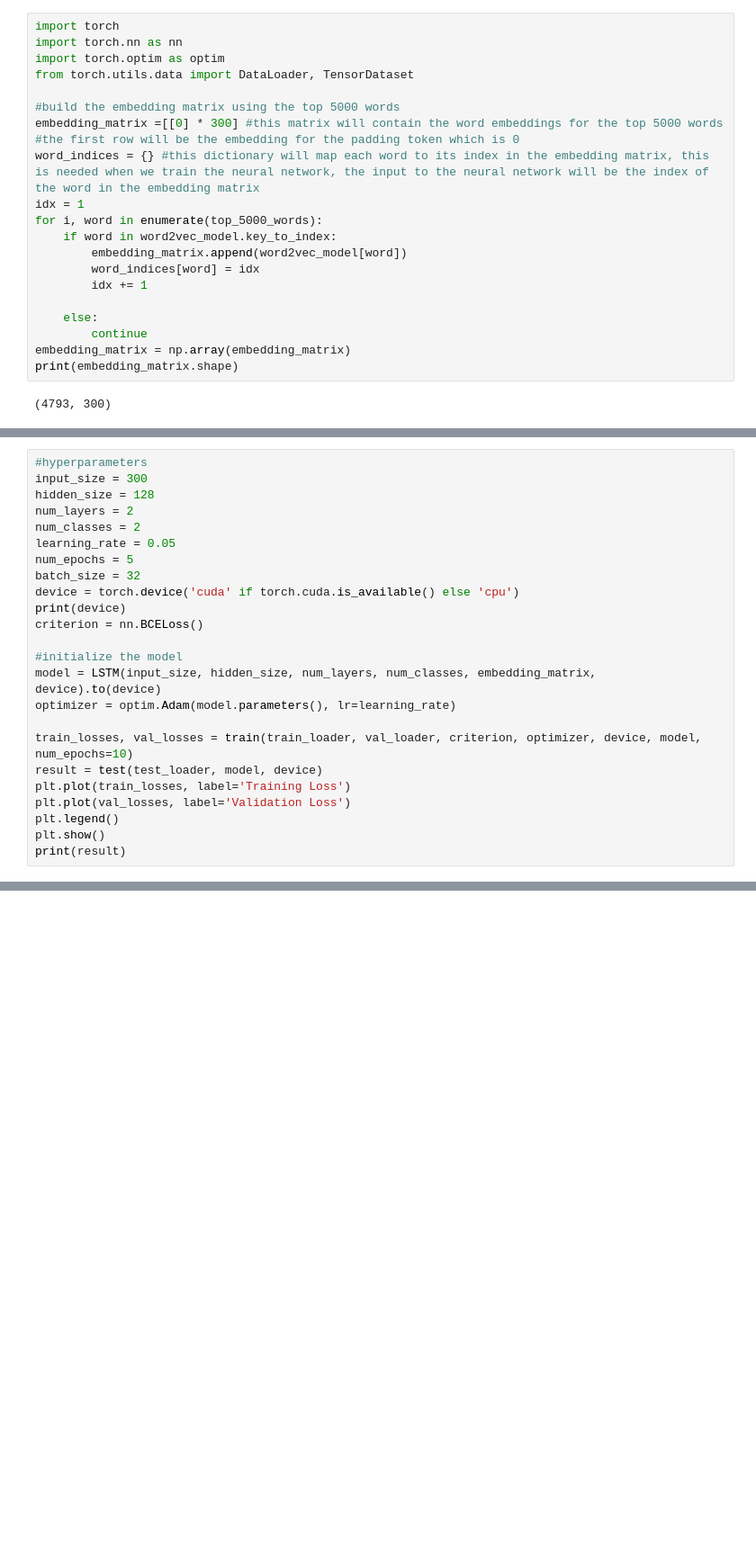
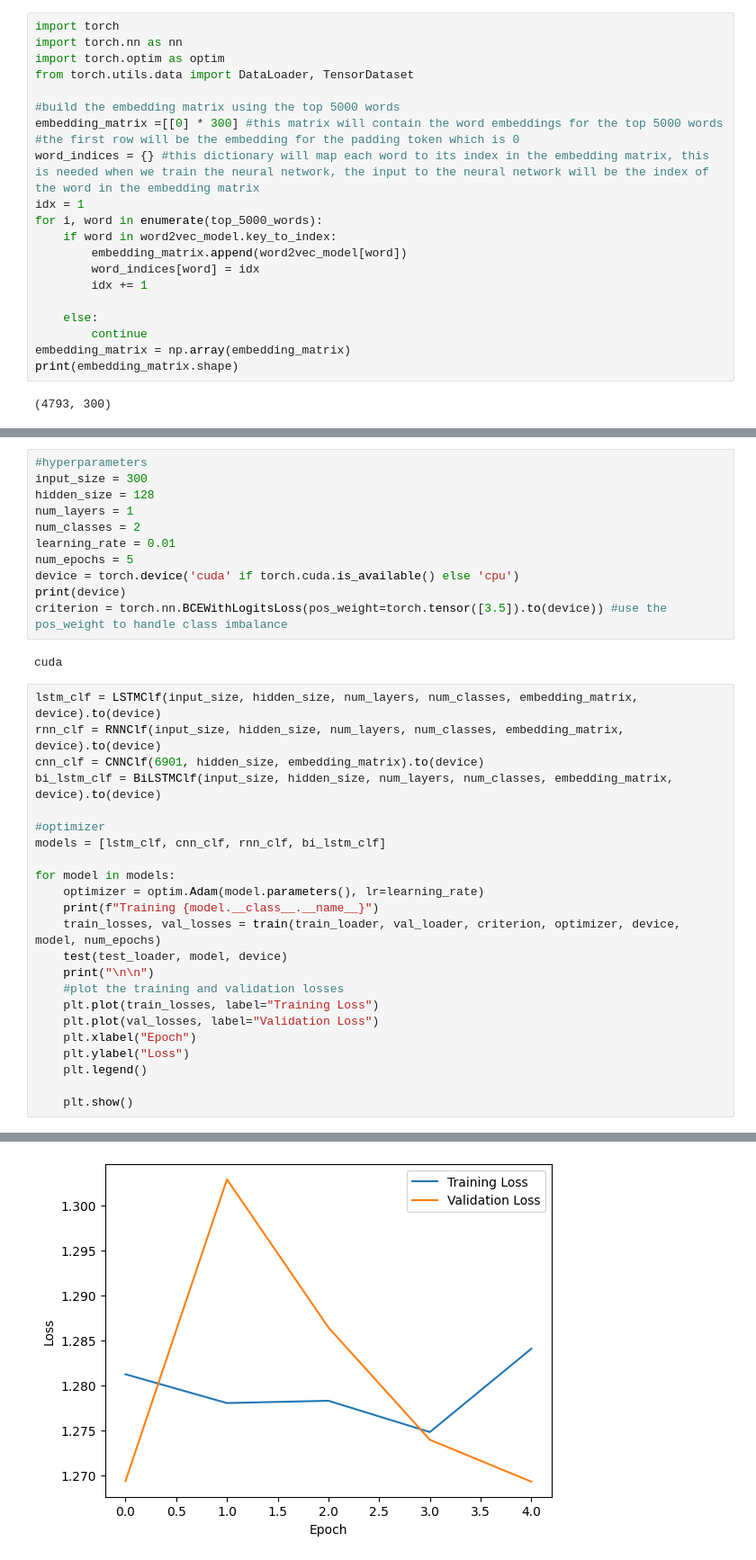
Before and after one commit to J-o-e-M/Social-Media-Mining-Project, a Jupyter notebook: hw3.ipynb, the cells around one changed output, grey strips where cells are left out. Shown at 90% size. Saved outputs shown, nothing was run; the diff lists cells and outputs as text; blank space fills up the shorter version.

```diff
--- a/hw3.ipynb
+++ b/hw3.ipynb
@@ -490,25 +592,37 @@ def test(test_data, model, device):
+# %%
+#hyperparameters
+input_size = 300
+hidden_size = 128
+num_layers = 1
+num_classes = 2
+learning_rate = 0.01
+num_epochs = 5
+device = torch.device('cuda' if torch.cuda.is_available() else 'cpu')
+print(device)
+criterion = torch.nn.BCEWithLogitsLoss(pos_weight=torch.tensor([3.5]).to(device)) #use the pos_weight to handle class imbalance
+# %% [output]
+cuda
 # %%
-#hyperparameters
-input_size = 300
-hidden_size = 128
-num_layers = 2
-num_classes = 2
-learning_rate = 0.05
-num_epochs = 5
-batch_size = 32
-device = torch.device('cuda' if torch.cuda.is_available() else 'cpu')
-print(device)
-criterion = nn.BCELoss()
+lstm_clf = LSTMClf(input_size, hidden_size, num_layers, num_classes, embedding_matrix, device).to(device)
+rnn_clf = RNNClf(input_size, hidden_size, num_layers, num_classes, embedding_matrix, device).to(device)
+cnn_clf = CNNClf(6901, hidden_size, embedding_matrix).to(device)
+bi_lstm_clf = BiLSTMClf(input_size, hidden_size, num_layers, num_classes, embedding_matrix, device).to(device)
 
-#initialize the model
-model = LSTM(input_size, hidden_size, num_layers, num_classes, embedding_matrix, device).to(device)
-optimizer = optim.Adam(model.parameters(), lr=learning_rate)
+#optimizer
+models = [lstm_clf, cnn_clf, rnn_clf, bi_lstm_clf]
 
-train_losses, val_losses = train(train_loader, val_loader, criterion, optimizer, device, model, num_epochs=10)
-result = test(test_loader, model, device)
-plt.plot(train_losses, label='Training Loss')
-plt.plot(val_losses, label='Validation Loss')
-plt.legend()
-plt.show()
-print(result)
+for model in models:
+    optimizer = optim.Adam(model.parameters(), lr=learning_rate)
+    print(f"Training {model.__class__.__name__}")
+    train_losses, val_losses = train(train_loader, val_loader, criterion, optimizer, device, model, num_epochs)
+    test(test_loader, model, device)
+    print("\n\n")
+    #plot the training and validation losses
+    plt.plot(train_losses, label="Training Loss")
+    plt.plot(val_losses, label="Validation Loss")
+    plt.xlabel("Epoch")
+    plt.ylabel("Loss")
+    plt.legend()
+
+    plt.show()
 # %% [output]
@@ -515,0 +643 @@ cuda
+[figure, added]
```
Also changed, not shown: parts of 8 cells of this notebook.
